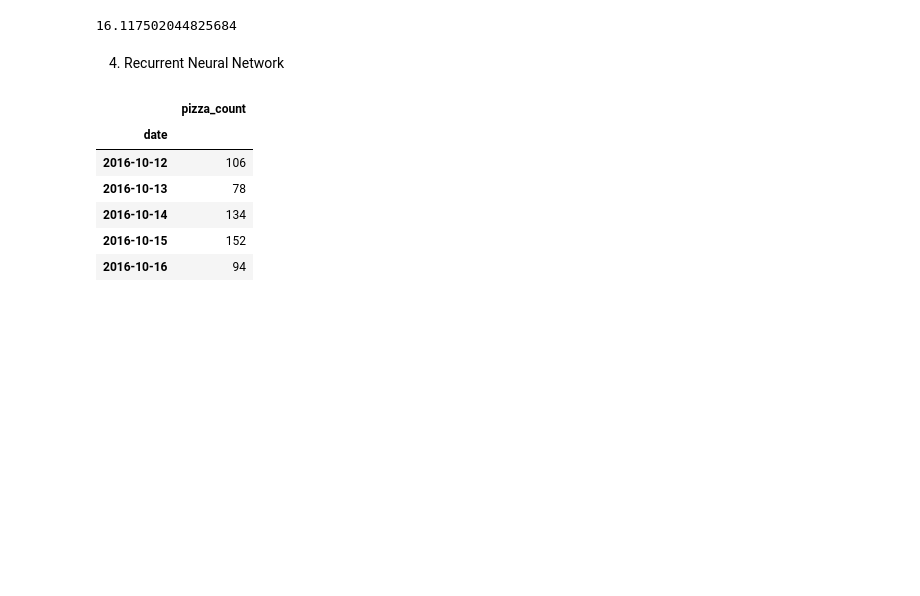
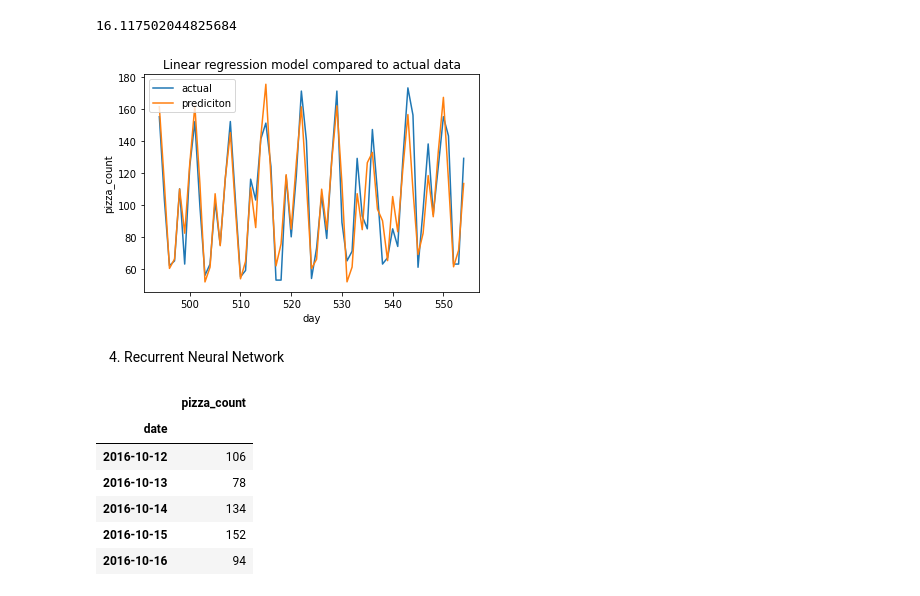
Before and after one commit to jedrzejkopiszka/PolishPizzeriaDataMining, a Jupyter notebook: Pizza.ipynb, the cells around one changed output. Drawn from its saved outputs; the diff is of its cells as text; code cells hidden in the pictures; blank space fills up the shorter version.

```diff
--- a/Pizza.ipynb
+++ b/Pizza.ipynb
@@ -650,6 +647,15 @@ prediction_gbr2_unix = model_gbr2.predict(X_test_unix)
 mean_absolute_error(y_test_unix, prediction_gbr2_unix)
 # %% [output]
 16.117502044825684
+# %%
+sns.lineplot(x=y_test.index.values, y=y_test)
+sns.lineplot(x=y_test.index.values, y=prediction_gbr2)
+plt.legend(['actual', 'prediciton'])
+plt.title("Linear regression model compared to actual data")
+plt.xlabel("day")
+plt.show()
+# %% [output]
+[figure, added]
 # %% [markdown]
 4. Recurrent Neural Network
 # %%
```
Also changed, not shown: parts of 14 cells of this notebook.
